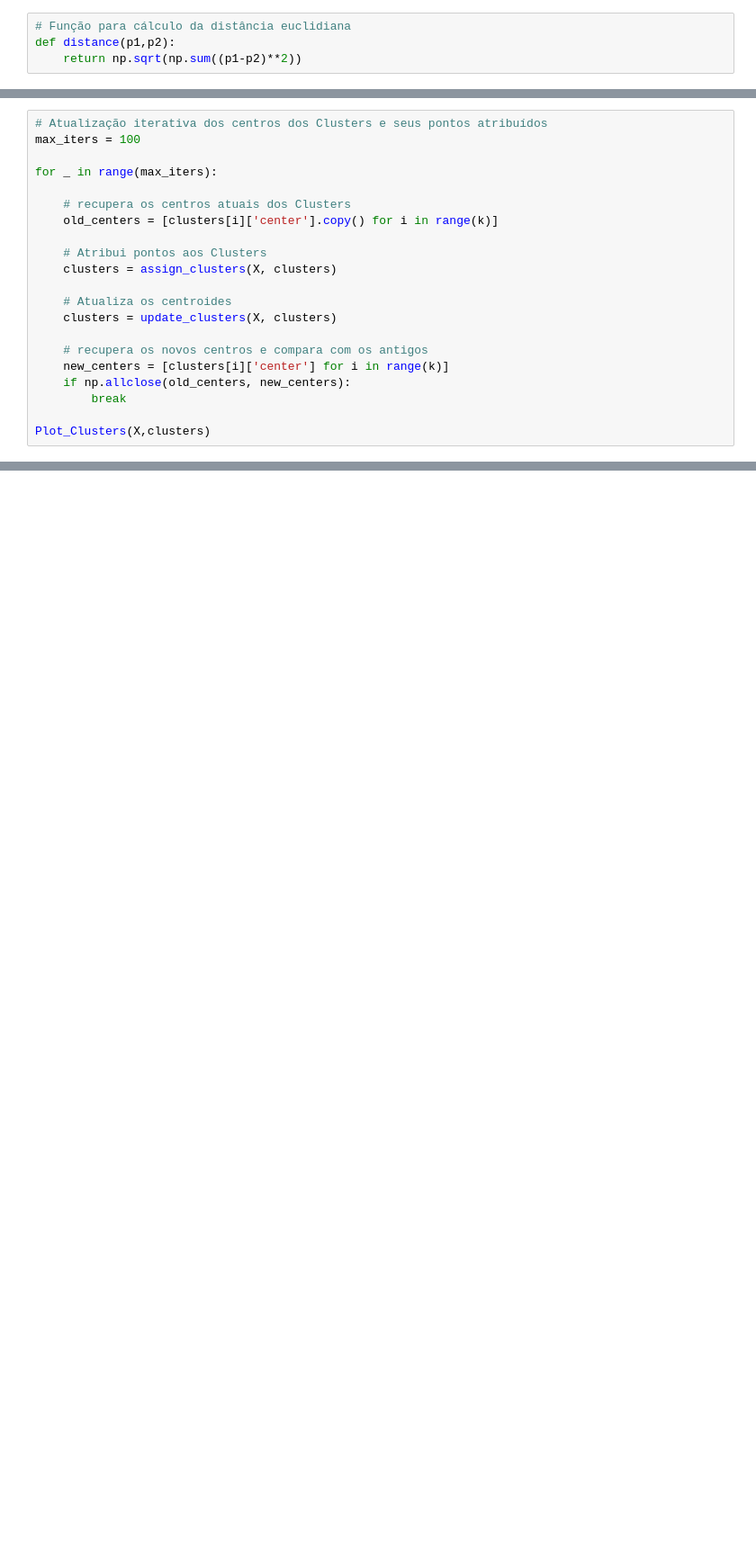
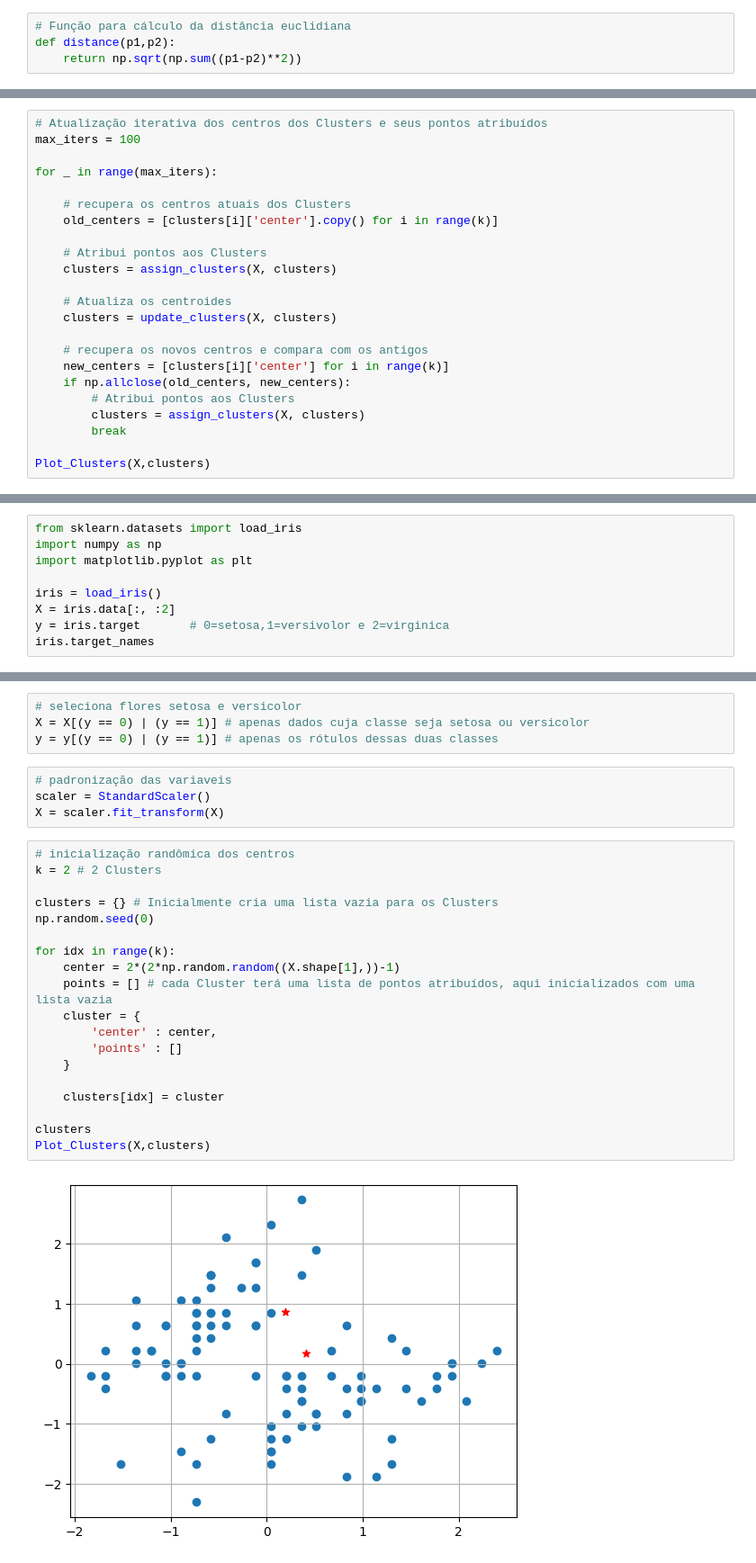
Before and after one commit to Mvanti/IA-ApEEE, a Jupyter notebook: IA_Aula_6.ipynb, the cells around one changed output, grey strips where cells are left out. Shown at 90% size. Drawn from its saved outputs; the diff is of its cells as text; blank space fills up the shorter version.

```diff
--- a/IA_Aula_6.ipynb
+++ b/IA_Aula_6.ipynb
@@ -143,6 +147,8 @@ for _ in range(max_iters):
     # recupera os novos centros e compara com os antigos
     new_centers = [clusters[i]['center'] for i in range(k)]
     if np.allclose(old_centers, new_centers):
+        # Atribui pontos aos Clusters
+        clusters = assign_clusters(X, clusters)
         break
 
 Plot_Clusters(X,clusters)
@@ -172,0 +183,9 @@ plt.show()
+# %%
+from sklearn.datasets import load_iris
+import numpy as np
+import matplotlib.pyplot as plt
+
+iris = load_iris()
+X = iris.data[:, :2]
+y = iris.target       # 0=setosa,1=versivolor e 2=virginica
+iris.target_names
@@ -172,0 +194,29 @@ plt.show()
+# %%
+# seleciona flores setosa e versicolor
+X = X[(y == 0) | (y == 1)] # apenas dados cuja classe seja setosa ou versicolor
+y = y[(y == 0) | (y == 1)] # apenas os rótulos dessas duas classes
+# %%
+# padronização das variaveis
+scaler = StandardScaler()
+X = scaler.fit_transform(X)
+# %%
+# inicialização randômica dos centros
+k = 2 # 2 Clusters
+
+clusters = {} # Inicialmente cria uma lista vazia para os Clusters
+np.random.seed(0)
+
+for idx in range(k):
+    center = 2*(2*np.random.random((X.shape[1],))-1)
+    points = [] # cada Cluster terá uma lista de pontos atribuídos, aqui inicializados com uma lista vazia
+    cluster = {
+        'center' : center,
+        'points' : []
+    }
+
+    clusters[idx] = cluster
+
+clusters
+Plot_Clusters(X,clusters)
+# %% [output]
+[figure, added]
```
Also changed, not shown: parts of 10 cells of this notebook.
